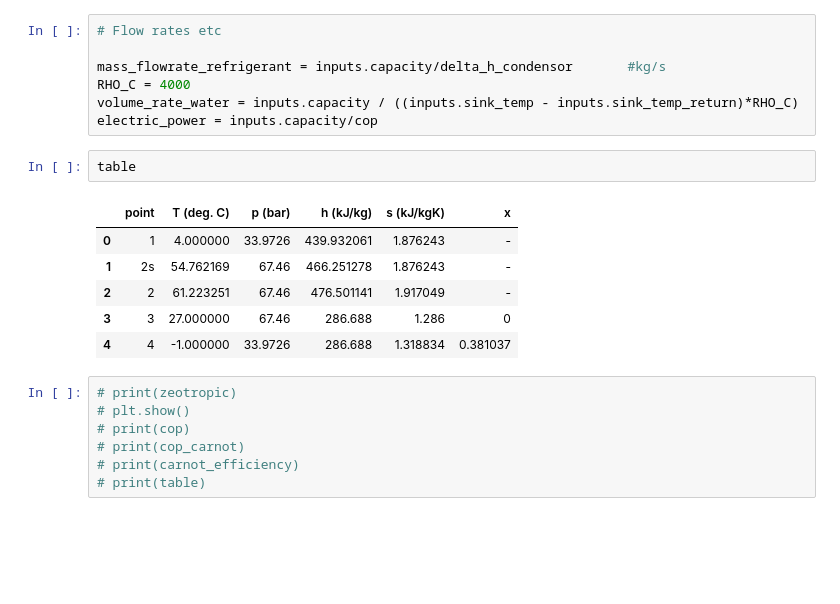
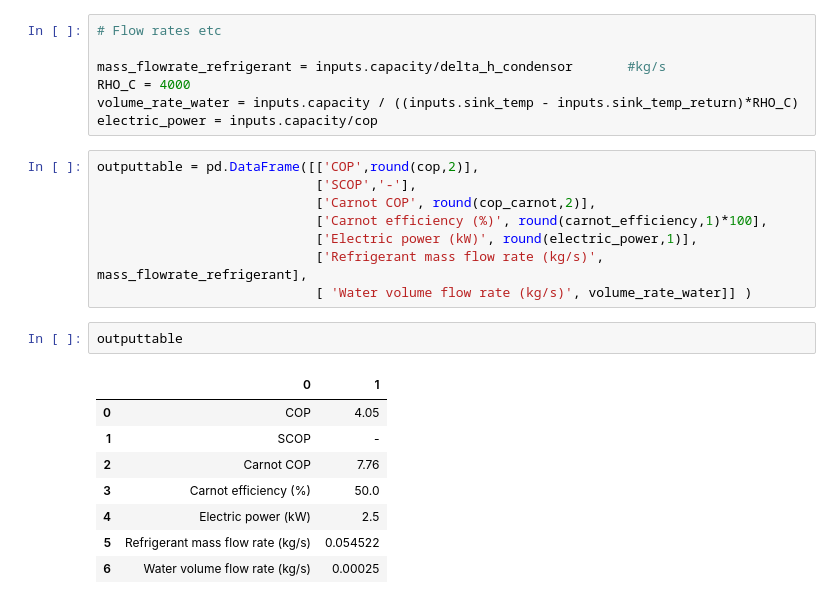
Before and after one commit to davidSmeets/OriginalHeatPump, a Jupyter notebook: testing.ipynb, the cells around one changed output. Saved outputs shown, nothing was run; the diff lists cells and outputs as text; blank space fills up the shorter version.

```diff
--- a/testing.ipynb
+++ b/testing.ipynb
@@ -184,19 +157,22 @@ mass_flowrate_refrigerant = inputs.capacity/delta_h_condensor   	#kg/s
 RHO_C = 4000
 volume_rate_water = inputs.capacity / ((inputs.sink_temp - inputs.sink_temp_return)*RHO_C)
 electric_power = inputs.capacity/cop
-# %%
-table
-# %% [output]
-|  | point | T (deg. C) | p (bar) | h (kJ/kg) | s (kJ/kgK) | x |
-| 0 | 1 | 4.000000 | 33.9726 | 439.932061 | 1.876243 | - |
-| 1 | 2s | 54.762169 | 67.46 | 466.251278 | 1.876243 | - |
-| 2 | 2 | 61.223251 | 67.46 | 476.501141 | 1.917049 | - |
-| 3 | 3 | 27.000000 | 67.46 | 286.688 | 1.286 | 0 |
-| 4 | 4 | -1.000000 | 33.9726 | 286.688 | 1.318834 | 0.381037 |
-# %%
-# print(zeotropic)
-# plt.show()
-# print(cop)
-# print(cop_carnot)
-# print(carnot_efficiency)
-# print(table)
+# %%
+outputtable = pd.DataFrame([['COP',round(cop,2)],
+                            ['SCOP','-'],
+                            ['Carnot COP', round(cop_carnot,2)],
+                            ['Carnot efficiency (%)', round(carnot_efficiency,1)*100],
+                            ['Electric power (kW)', round(electric_power,1)],
+                            ['Refrigerant mass flow rate (kg/s)', mass_flowrate_refrigerant],
+                            [ 'Water volume flow rate (kg/s)', volume_rate_water]] )
+# %%
+outputtable
+# %% [output]
+|  | 0 | 1 |
+| 0 | COP | 4.05 |
+| 1 | SCOP | - |
+| 2 | Carnot COP | 7.76 |
+| 3 | Carnot efficiency (%) | 50.0 |
+| 4 | Electric power (kW) | 2.5 |
+| 5 | Refrigerant mass flow rate (kg/s) | 0.054522 |
+| 6 | Water volume flow rate (kg/s) | 0.00025 |
```
Also changed, not shown: parts of 16 cells of this notebook, 2 other files.
